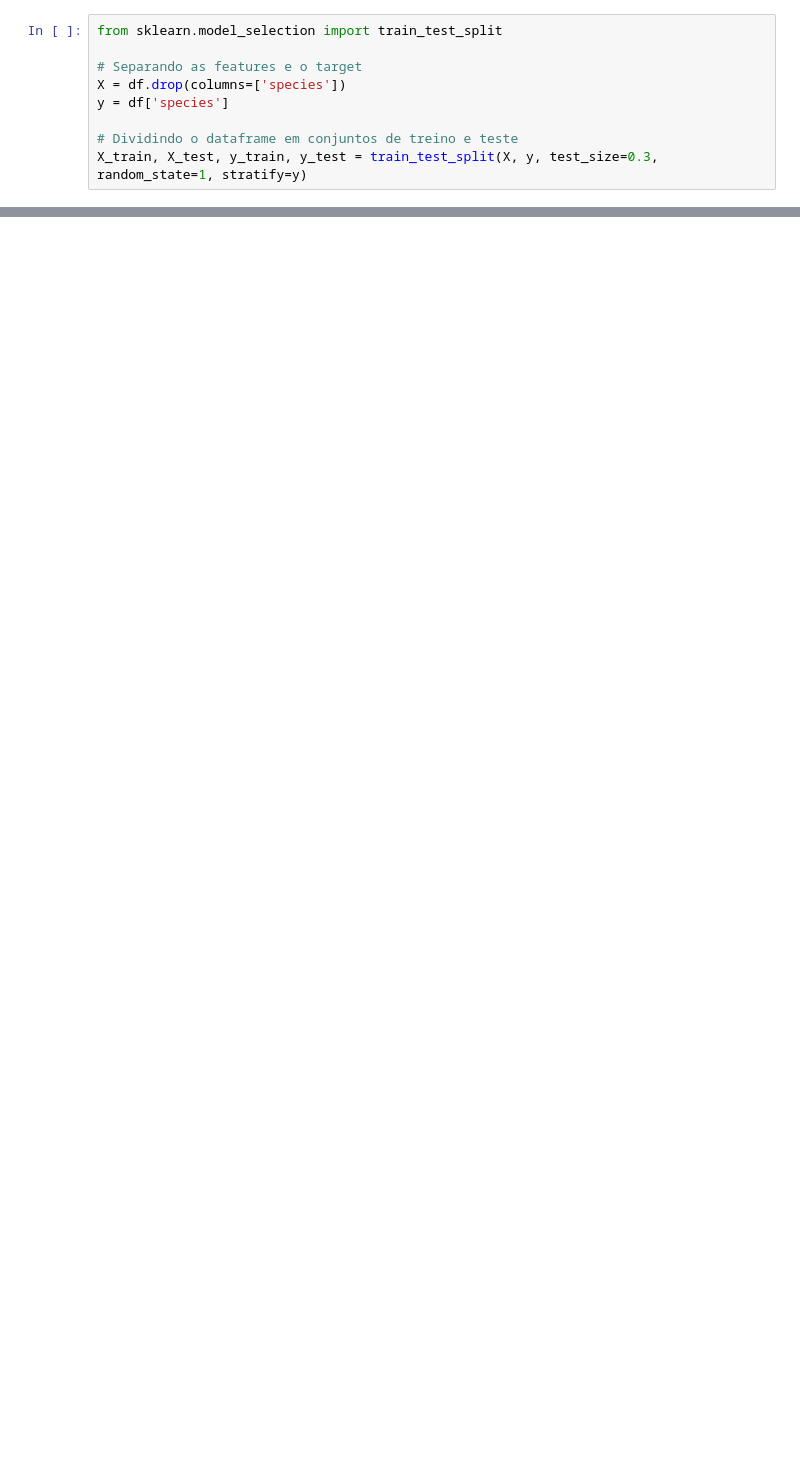
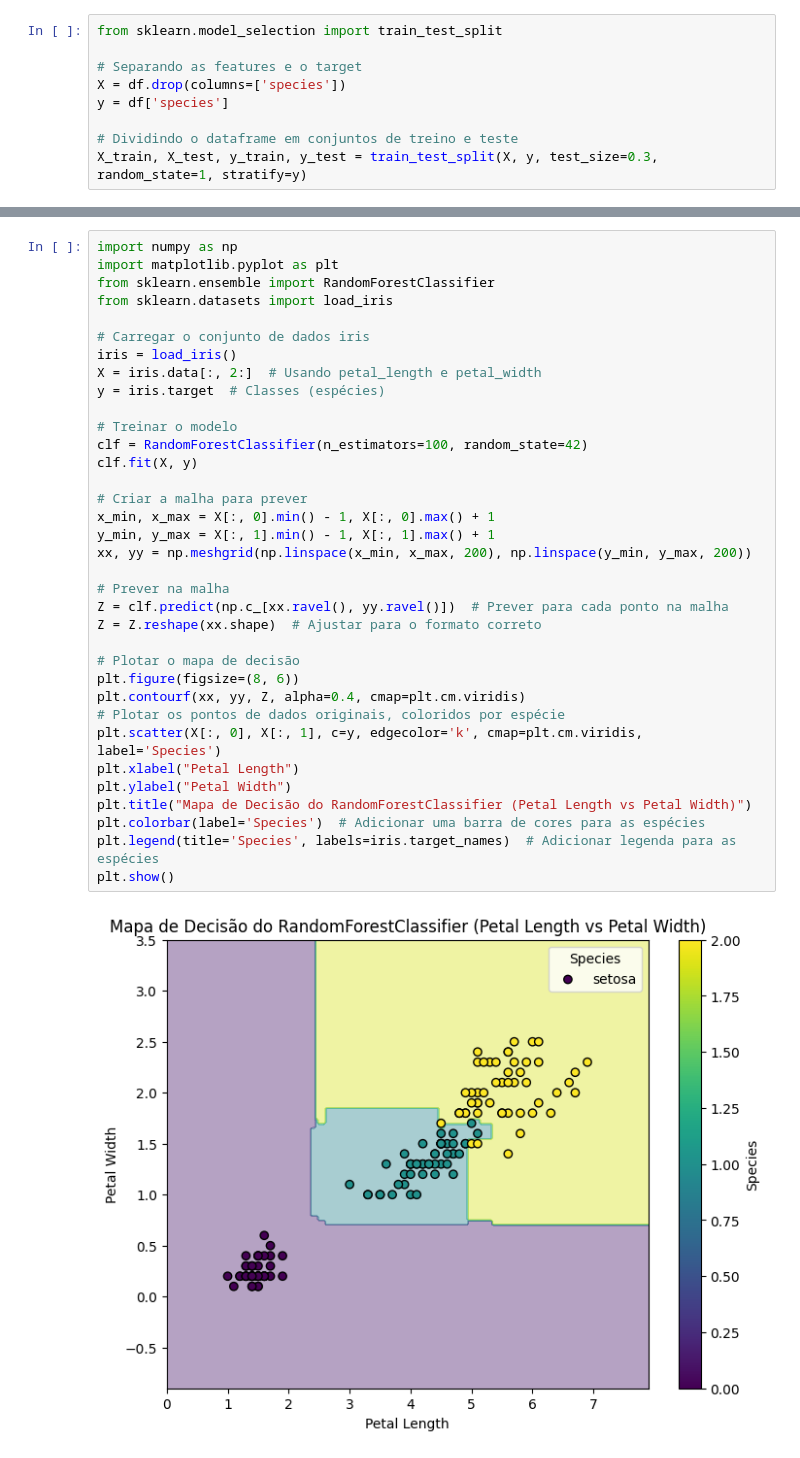
Before and after one commit to RenatoDSouza/Estudo-ML, a Jupyter notebook: ML.ipynb, the cells around one changed output, grey strips where cells are left out. Saved outputs shown, nothing was run; the diff lists cells and outputs as text; blank space fills up the shorter version.

```diff
--- a/ML.ipynb
+++ b/ML.ipynb
@@ -51,0 +147,37 @@ y_train.value_counts()
+# %%
+import numpy as np
+import matplotlib.pyplot as plt
+from sklearn.ensemble import RandomForestClassifier
+from sklearn.datasets import load_iris
+
+# Carregar o conjunto de dados iris
+iris = load_iris()
+X = iris.data[:, 2:]  # Usando petal_length e petal_width
+y = iris.target  # Classes (espécies)
+
+# Treinar o modelo
+clf = RandomForestClassifier(n_estimators=100, random_state=42)
+clf.fit(X, y)
+
+# Criar a malha para prever
+x_min, x_max = X[:, 0].min() - 1, X[:, 0].max() + 1
+y_min, y_max = X[:, 1].min() - 1, X[:, 1].max() + 1
+xx, yy = np.meshgrid(np.linspace(x_min, x_max, 200), np.linspace(y_min, y_max, 200))
+
+# Prever na malha
+Z = clf.predict(np.c_[xx.ravel(), yy.ravel()])  # Prever para cada ponto na malha
+Z = Z.reshape(xx.shape)  # Ajustar para o formato correto
+
+# Plotar o mapa de decisão
+plt.figure(figsize=(8, 6))
+plt.contourf(xx, yy, Z, alpha=0.4, cmap=plt.cm.viridis)
+# Plotar os pontos de dados originais, coloridos por espécie
+plt.scatter(X[:, 0], X[:, 1], c=y, edgecolor='k', cmap=plt.cm.viridis, label='Species')
+plt.xlabel("Petal Length")
+plt.ylabel("Petal Width")
+plt.title("Mapa de Decisão do RandomForestClassifier (Petal Length vs Petal Width)")
+plt.colorbar(label='Species')  # Adicionar uma barra de cores para as espécies
+plt.legend(title='Species', labels=iris.target_names)  # Adicionar legenda para as espécies
+plt.show()
+# %% [output]
+[figure, added]
```
Also changed, not shown: parts of 15 cells of this notebook.
